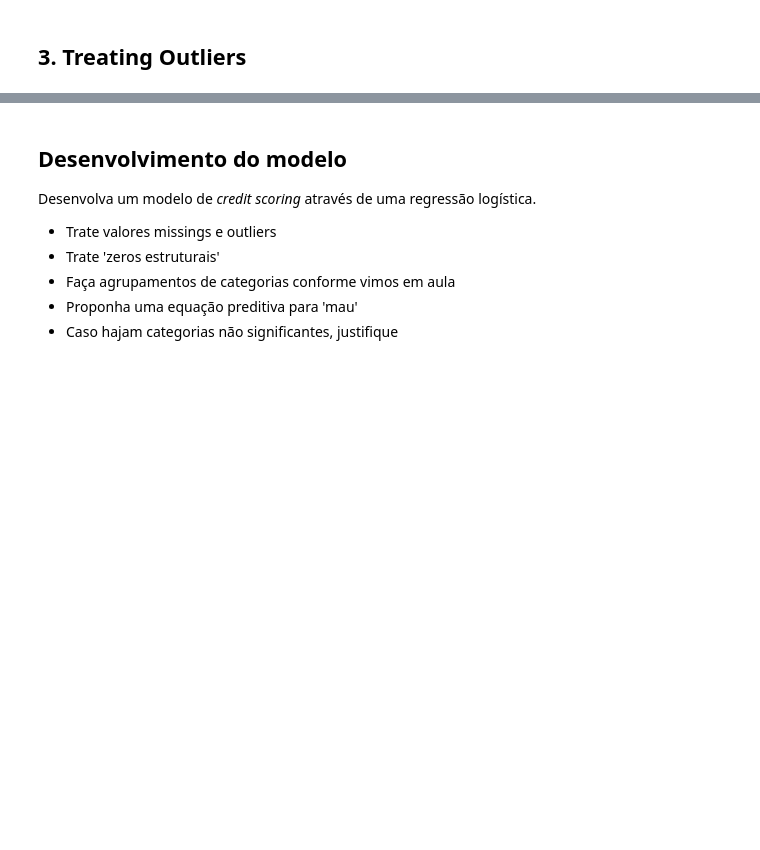
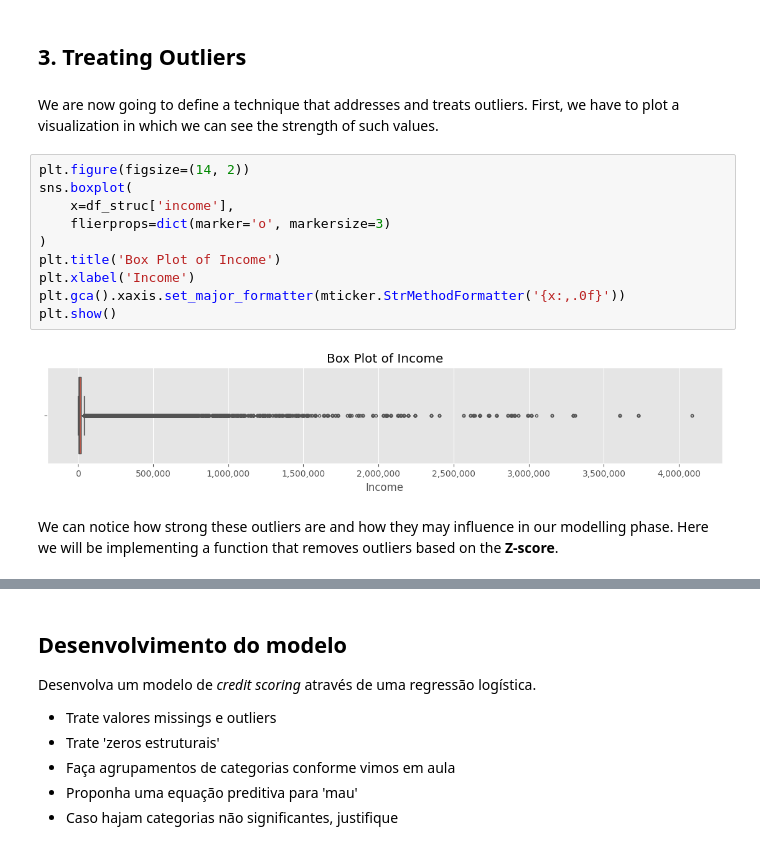
Before and after one commit to PedroHang/Credit-Scoring-Project, a Jupyter notebook: credit_scoring_original.ipynb, the cells around one changed output, grey strips where cells are left out. Cells and saved outputs as stored; diff of their text form; blank space fills up the shorter version.

```diff
--- a/credit_scoring_original.ipynb
+++ b/credit_scoring_original.ipynb
@@ -1058,3 +1061,19 @@ We have successfully treated all structural zeros from our dataset. Although the
 ---
 # %% [markdown]
 ## 3. Treating Outliers
+# %% [markdown]
+We are now going to define a technique that addresses and treats outliers. First, we have to plot a visualization in which we can see the strength of such values.
+# %%
+plt.figure(figsize=(14, 2))
+sns.boxplot(
+    x=df_struc['income'],
+    flierprops=dict(marker='o', markersize=3)
+)
+plt.title('Box Plot of Income')
+plt.xlabel('Income')
+plt.gca().xaxis.set_major_formatter(mticker.StrMethodFormatter('{x:,.0f}'))
+plt.show()
+# %% [output]
+[figure, added]
+# %% [markdown]
+We can notice how strong these outliers are and how they may influence in our modelling phase. Here we will be implementing a function that removes outliers based on the <b>Z-score</b>.
```
Also changed, not shown: parts of 30 cells of this notebook.
